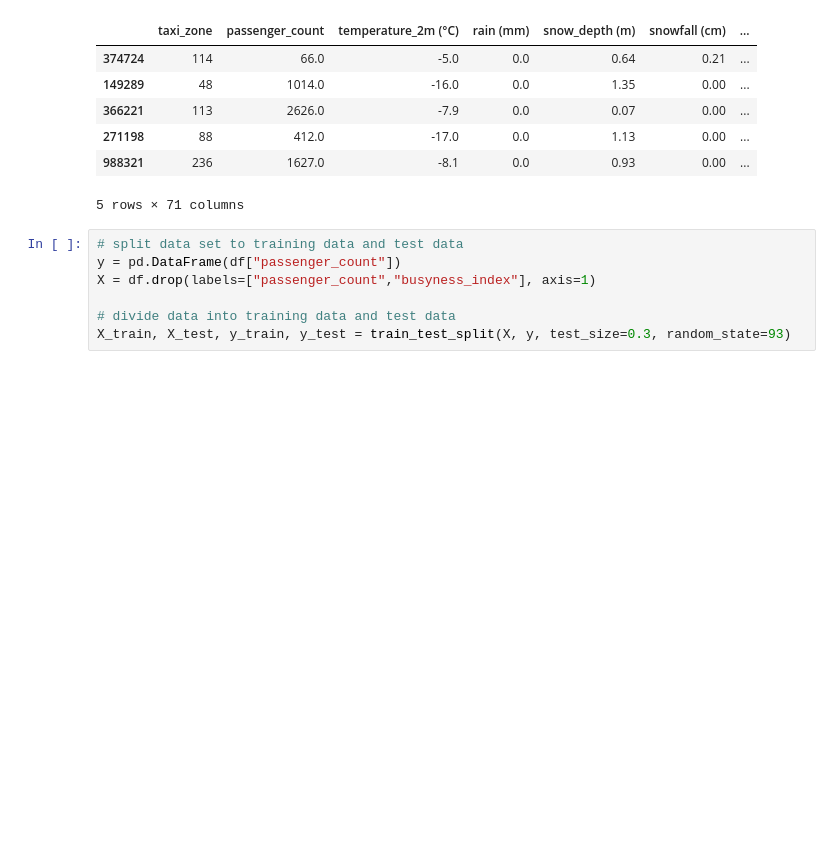
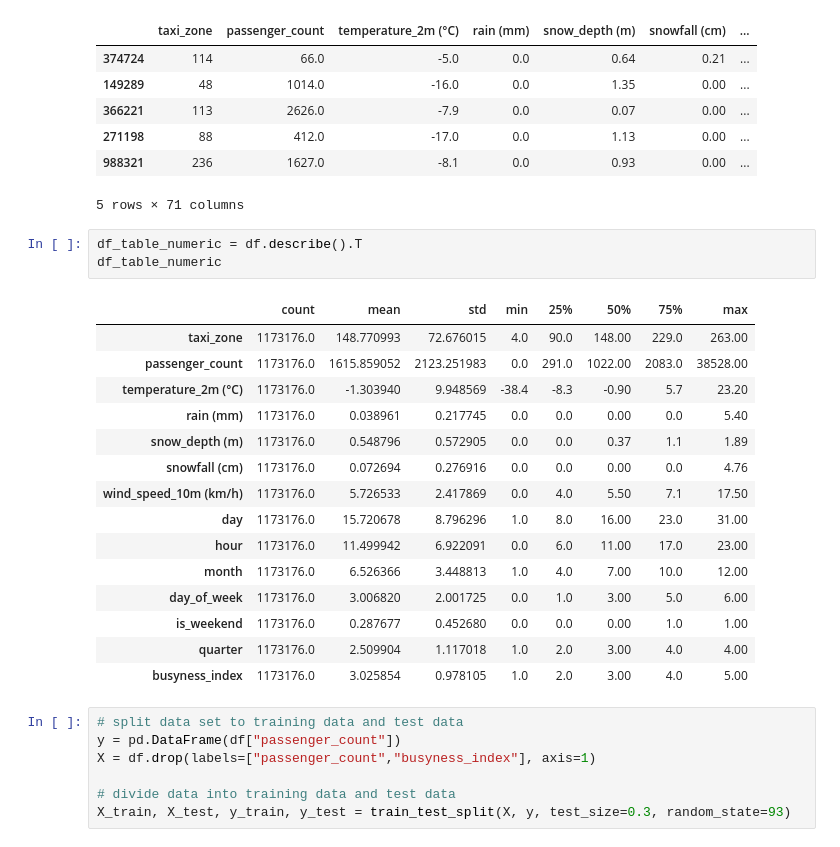
Before and after one commit to HelloMum/COMP47360-Smart-Tourist-Guide, a Jupyter notebook: src/data_processing/notebooks/modelling/Initial_Modelling.ipynb, the cells around one changed output. Saved outputs shown, nothing was run; the diff lists cells and outputs as text; blank space fills up the shorter version.

```diff
--- a/src/data_processing/notebooks/modelling/Initial_Modelling.ipynb
+++ b/src/data_processing/notebooks/modelling/Initial_Modelling.ipynb
@@ -686,6 +691,25 @@ df.head(5)
 | 271198 | 88 | 412.0 | -17.0 | 0.0 | 1.13 | 0.00 | ... |
 | 988321 | 236 | 1627.0 | -8.1 | 0.0 | 0.93 | 0.00 | ... |
 5 rows × 71 columns
+# %%
+df_table_numeric = df.describe().T
+df_table_numeric
+# %% [output]
+|  | count | mean | std | min | 25% | 50% | 75% | max |
+| taxi_zone | 1173176.0 | 148.770993 | 72.676015 | 4.0 | 90.0 | 148.00 | 229.0 | 263.00 |
+| passenger_count | 1173176.0 | 1615.859052 | 2123.251983 | 0.0 | 291.0 | 1022.00 | 2083.0 | 38528.00 |
+| temperature_2m (°C) | 1173176.0 | -1.303940 | 9.948569 | -38.4 | -8.3 | -0.90 | 5.7 | 23.20 |
+| rain (mm) | 1173176.0 | 0.038961 | 0.217745 | 0.0 | 0.0 | 0.00 | 0.0 | 5.40 |
+| snow_depth (m) | 1173176.0 | 0.548796 | 0.572905 | 0.0 | 0.0 | 0.37 | 1.1 | 1.89 |
+| snowfall (cm) | 1173176.0 | 0.072694 | 0.276916 | 0.0 | 0.0 | 0.00 | 0.0 | 4.76 |
+| wind_speed_10m (km/h) | 1173176.0 | 5.726533 | 2.417869 | 0.0 | 4.0 | 5.50 | 7.1 | 17.50 |
+| day | 1173176.0 | 15.720678 | 8.796296 | 1.0 | 8.0 | 16.00 | 23.0 | 31.00 |
+| hour | 1173176.0 | 11.499942 | 6.922091 | 0.0 | 6.0 | 11.00 | 17.0 | 23.00 |
+| month | 1173176.0 | 6.526366 | 3.448813 | 1.0 | 4.0 | 7.00 | 10.0 | 12.00 |
+| day_of_week | 1173176.0 | 3.006820 | 2.001725 | 0.0 | 1.0 | 3.00 | 5.0 | 6.00 |
+| is_weekend | 1173176.0 | 0.287677 | 0.452680 | 0.0 | 0.0 | 0.00 | 1.0 | 1.00 |
+| quarter | 1173176.0 | 2.509904 | 1.117018 | 1.0 | 2.0 | 3.00 | 4.0 | 4.00 |
+| busyness_index | 1173176.0 | 3.025854 | 0.978105 | 1.0 | 2.0 | 3.00 | 4.0 | 5.00 |
 # %%
 # split data set to training data and test data
 y = pd.DataFrame(df["passenger_count"])
```
Also changed, not shown: parts of 10 cells of this notebook, 4 other files.
